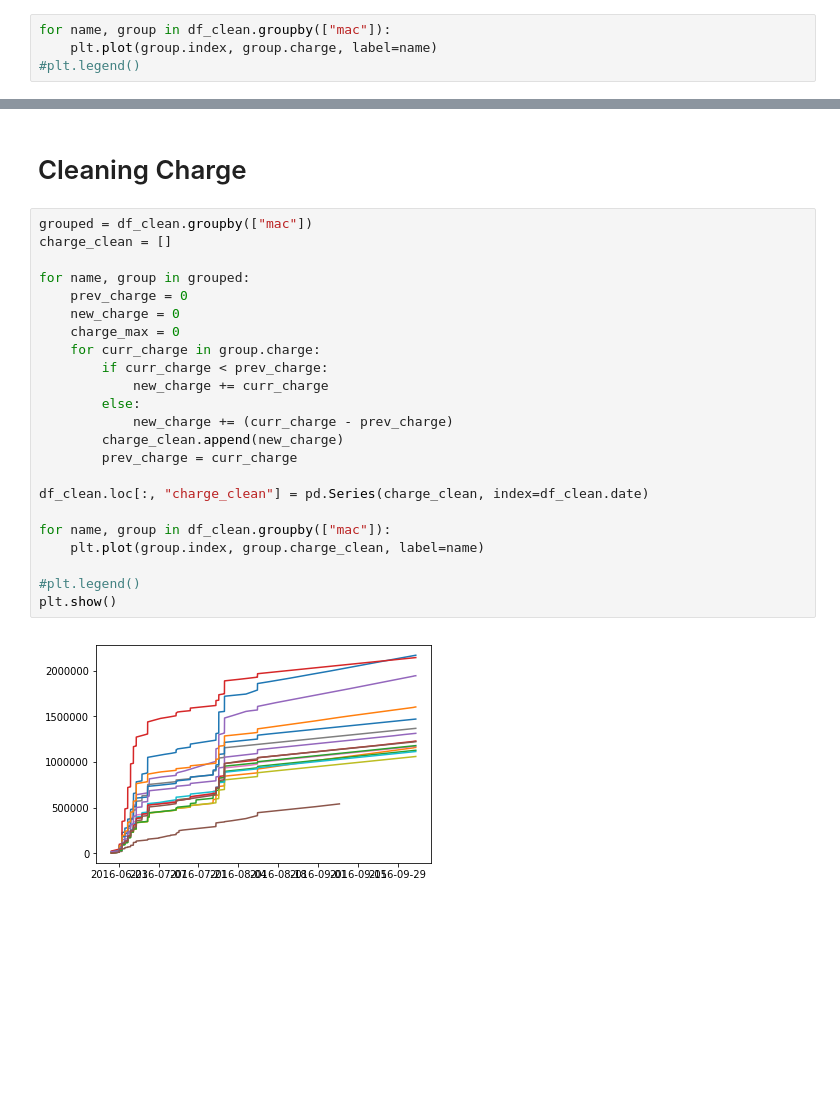
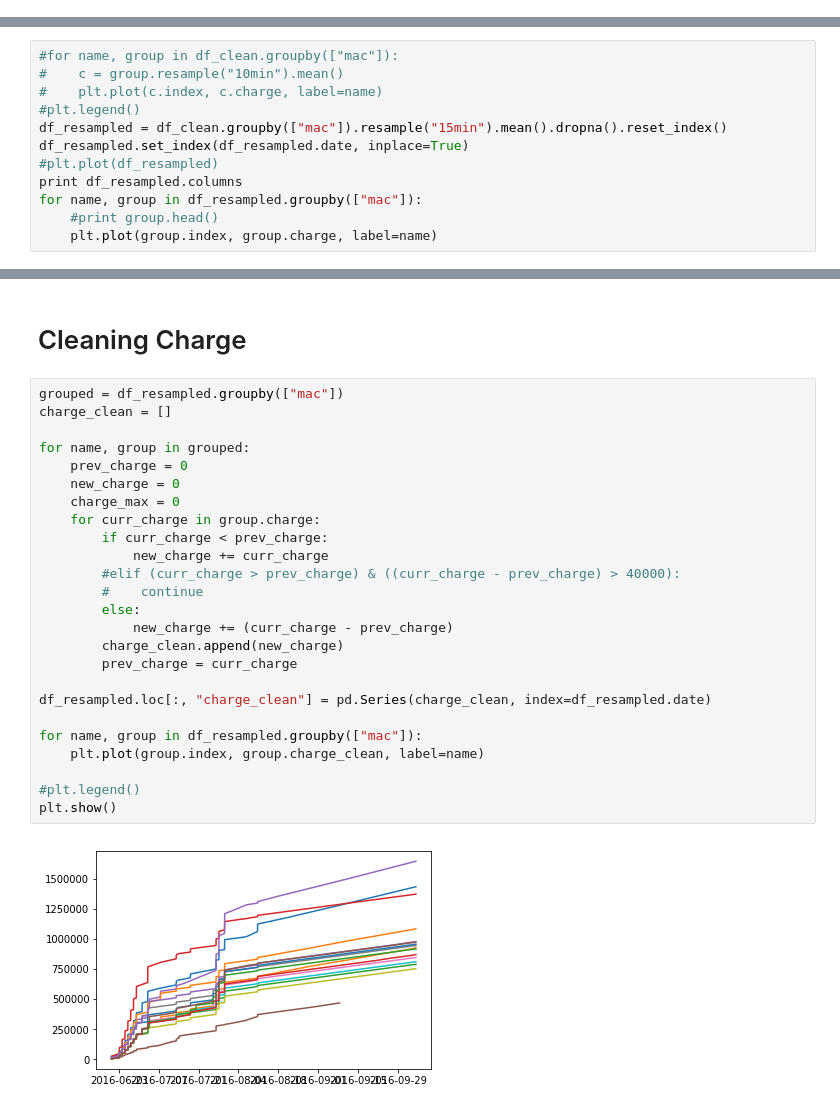
Before and after one commit to keomabrun/brun18using, a Jupyter notebook: notebooks/PEACH/charge.ipynb, the cells around one changed output, grey strips where cells are left out. Cells and saved outputs as stored; diff of their text form; blank space fills up the shorter version.

```diff
--- a/notebooks/PEACH/charge.ipynb
+++ b/notebooks/PEACH/charge.ipynb
@@ -37,7 +47,3 @@ number of lines removed =  18168 ( 11 %)
 | 2016-06-20 10:41:31 | 1466419291 | 00-17-0d-00-00-30-60-ef | 20789 | 49 | 32 | -1.0 | -1.0 | 2016-06-20 10:41:31 |
 | 2016-06-20 11:11:31 | 1466421091 | 00-17-0d-00-00-30-60-ef | 20893 | 49 | 32 | -1.0 | -1.0 | 2016-06-20 11:11:31 |
 | 2016-06-20 11:26:31 | 1466421991 | 00-17-0d-00-00-30-60-ef | 20944 | 49 | 32 | -1.0 | -1.0 | 2016-06-20 11:26:31 |
-# %%
-for name, group in df_clean.groupby(["mac"]):
-    plt.plot(group.index, group.charge, label=name)
-#plt.legend()
@@ -45,0 +50,12 @@ for name, group in df_clean.groupby(["mac"]):
+# %%
+#for name, group in df_clean.groupby(["mac"]):
+#    c = group.resample("10min").mean()
+#    plt.plot(c.index, c.charge, label=name)
+#plt.legend()
+df_resampled = df_clean.groupby(["mac"]).resample("15min").mean().dropna().reset_index()
+df_resampled.set_index(df_resampled.date, inplace=True)
+#plt.plot(df_resampled)
+print df_resampled.columns
+for name, group in df_resampled.groupby(["mac"]):
+    #print group.head()
+    plt.plot(group.index, group.charge, label=name)
@@ -46,28 +67,30 @@ for name, group in df_clean.groupby(["mac"]):
 # %% [markdown]
 # Cleaning Charge
 # %%
-grouped = df_clean.groupby(["mac"])
+grouped = df_resampled.groupby(["mac"])
 charge_clean = []
 
 for name, group in grouped:
     prev_charge = 0
     new_charge = 0
     charge_max = 0
     for curr_charge in group.charge:
         if curr_charge < prev_charge:
             new_charge += curr_charge
+        #elif (curr_charge > prev_charge) & ((curr_charge - prev_charge) > 40000):
+        #    continue
         else:
             new_charge += (curr_charge - prev_charge)
         charge_clean.append(new_charge)
         prev_charge = curr_charge
 
-df_clean.loc[:, "charge_clean"] = pd.Series(charge_clean, index=df_clean.date)
+df_resampled.loc[:, "charge_clean"] = pd.Series(charge_clean, index=df_resampled.date)
 
-for name, group in df_clean.groupby(["mac"]):
+for name, group in df_resampled.groupby(["mac"]):
     plt.plot(group.index, group.charge_clean, label=name)
 
 #plt.legend()
 plt.show()
 # %% [output]
-[figure, old version]
+[figure, new version]
 # %%
```
Also changed, not shown: parts of 4 cells of this notebook, 1 other file.
